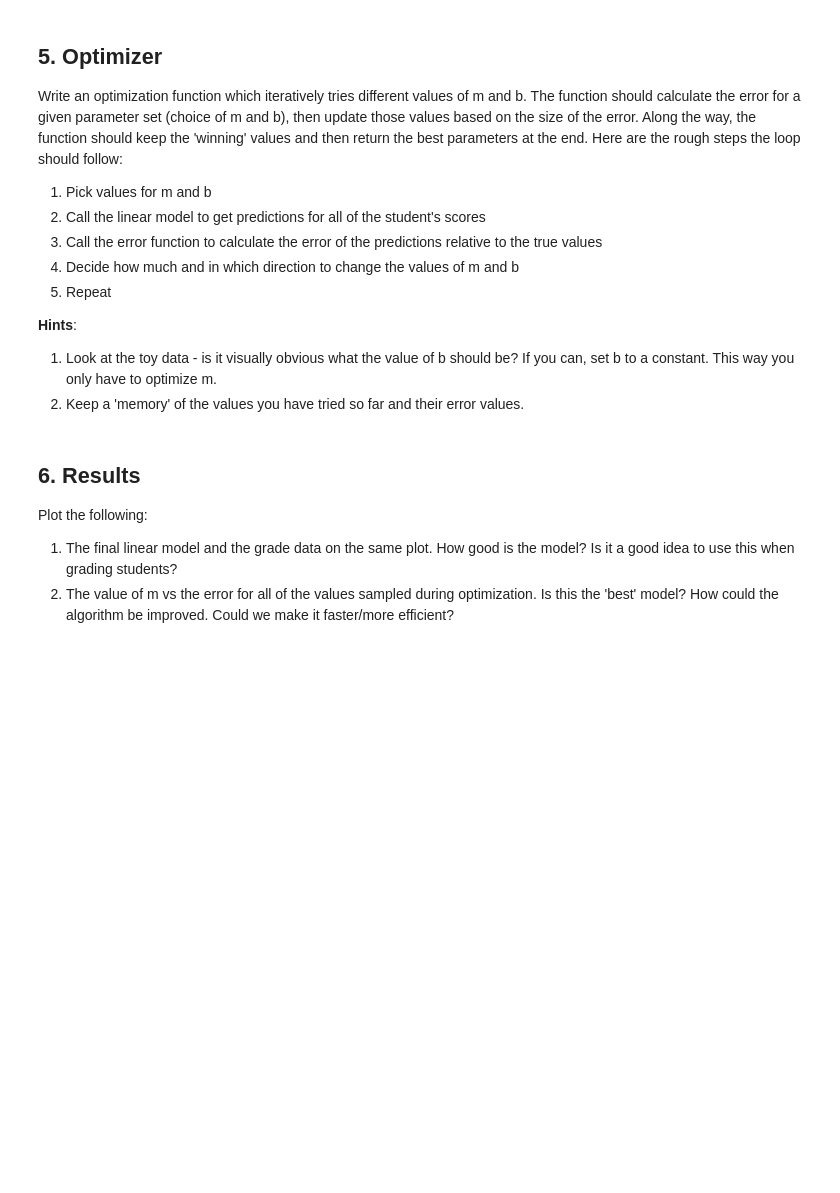
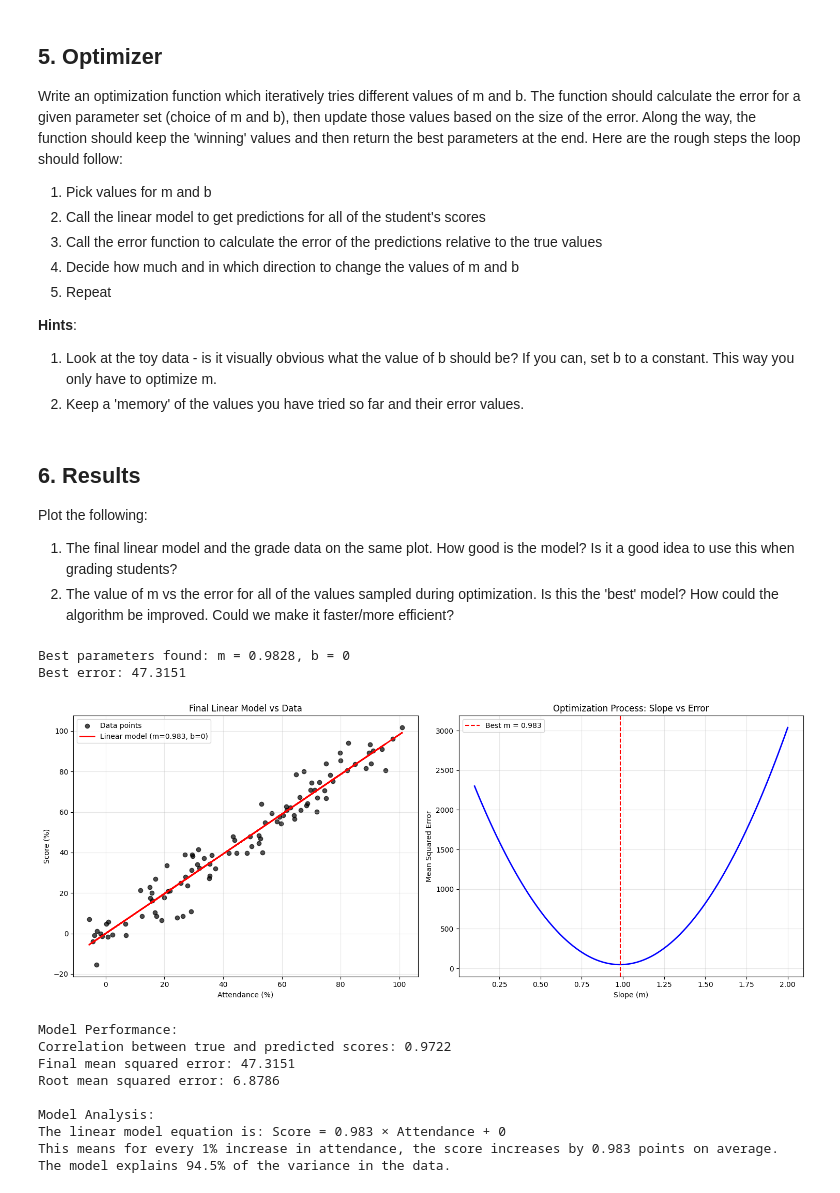
Before and after one commit to 4GeeksAcademy/gperdrizet-calculus-and-algebra-problems-with-python, a Jupyter notebook: notebook/problems.ipynb, the cells around one changed output. Drawn from its saved outputs; the diff is of its cells as text; code cells hidden in the pictures; blank space fills up the shorter version.

Commit message:
Added grid search solution

```diff
--- a/notebook/problems.ipynb
+++ b/notebook/problems.ipynb
@@ -75,3 +143,60 @@ Plot the following:
 
 1. The final linear model and the grade data on the same plot. How good is the model? Is it a good idea to use this when grading students?
 2. The value of m vs the error for all of the values sampled during optimization. Is this the 'best' model? How could the algorithm be improved. Could we make it faster/more efficient?
+# %%
+# Run the optimizer to find the best parameters
+best_m, best_b, m_values, errors = optimizer(attendance, score, linear_model, error_function)
+
+# Get the final predictions using the best parameters
+final_predictions = linear_model(attendance, best_m, best_b)
+# %% [output]
+Best parameters found: m = 0.9828, b = 0
+Best error: 47.3151
+# %%
+# Create two subplots
+fig, (ax1, ax2) = plt.subplots(1, 2, figsize=(15, 6))
+
+# Plot 1: Final linear model and the grade data
+ax1.scatter(attendance, score, color='black', alpha=0.7, label='Data points')
+ax1.plot(attendance, final_predictions, color='red', linewidth=2, label=f'Linear model (m={best_m:.3f}, b={best_b})')
+ax1.set_title('Final Linear Model vs Data')
+ax1.set_xlabel('Attendance (%)')
+ax1.set_ylabel('Score (%)')
+ax1.legend()
+ax1.grid(True, alpha=0.3)
+
+# Plot 2: m values vs error during optimization
+ax2.plot(m_values, errors, 'b-', linewidth=2)
+ax2.axvline(x=best_m, color='red', linestyle='--', label=f'Best m = {best_m:.3f}')
+ax2.set_title('Optimization Process: Slope vs Error')
+ax2.set_xlabel('Slope (m)')
+ax2.set_ylabel('Mean Squared Error')
+ax2.legend()
+ax2.grid(True, alpha=0.3)
+
+plt.tight_layout()
+plt.show()
+
+# Calculate some statistics about the model performance
+correlation = np.corrcoef(score, final_predictions)[0, 1]
+print(f"\nModel Performance:")
+print(f"Correlation between true and predicted scores: {correlation:.4f}")
+print(f"Final mean squared error: {min(errors):.4f}")
+print(f"Root mean squared error: {np.sqrt(min(errors)):.4f}")
+
+# Analysis of the model
+print(f"\nModel Analysis:")
+print(f"The linear model equation is: Score = {best_m:.3f} × Attendance + {best_b}")
+print(f"This means for every 1% increase in attendance, the score increases by {best_m:.3f} points on average.")
+print(f"The model explains {correlation**2:.1%} of the variance in the data.")
+# %% [output]
+[figure, added]
+Model Performance:
+Correlation between true and predicted scores: 0.9722
+Final mean squared error: 47.3151
+Root mean squared error: 6.8786
+
+Model Analysis:
+The linear model equation is: Score = 0.983 × Attendance + 0
+This means for every 1% increase in attendance, the score increases by 0.983 points on average.
+The model explains 94.5% of the variance in the data.
```
Also changed, not shown: parts of 5 cells of this notebook.
